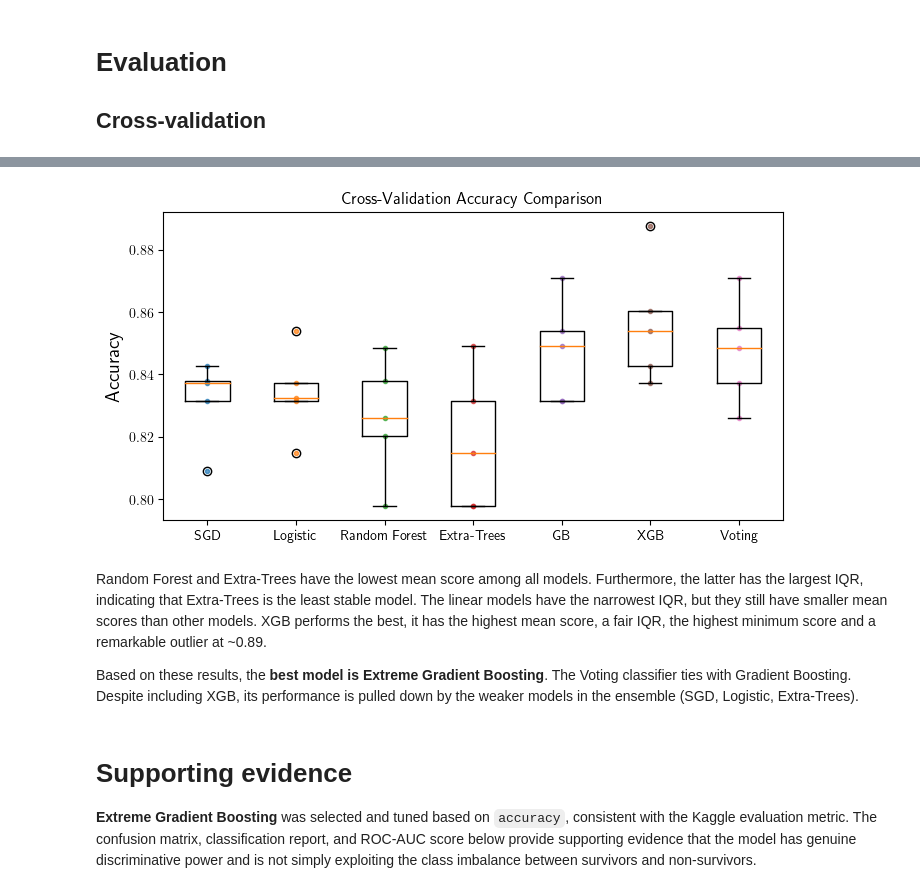
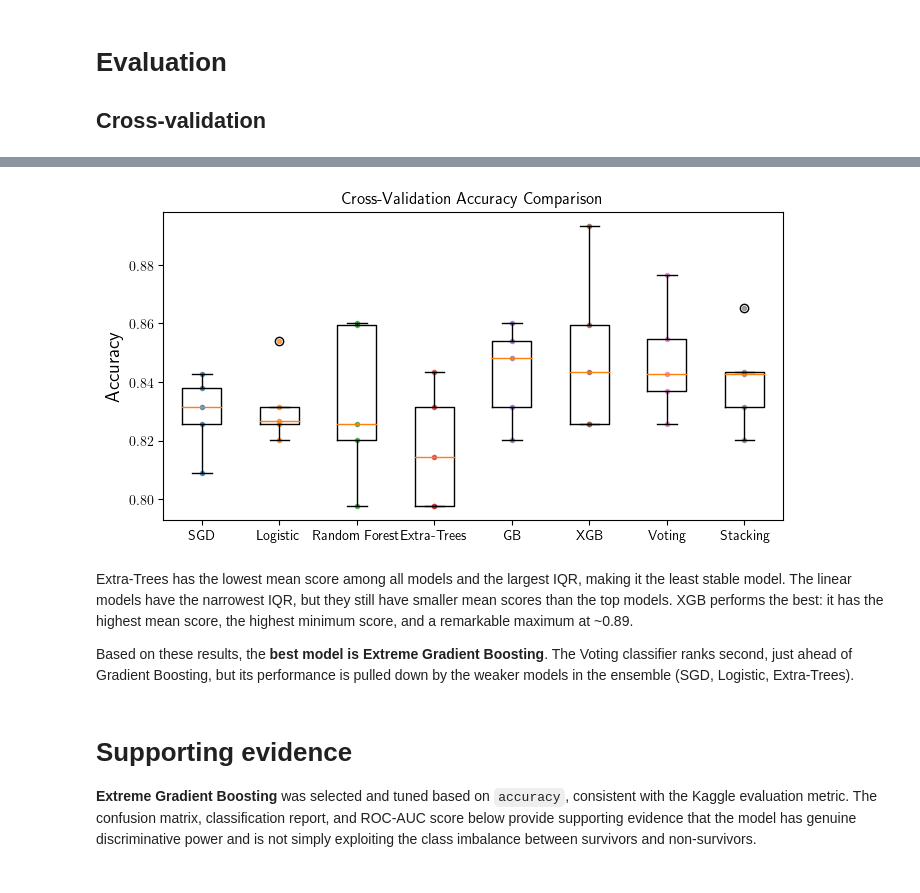
Before and after one commit to Felimatus/Data_science_and_ML_projects, a Jupyter notebook: Kaggle_Titanic_survival_prediction/Titanic_survival_prediction.ipynb, the cells around one changed output, grey strips where cells are left out. Cells and saved outputs as stored; diff of their text form; code cells hidden in the pictures.

Commit message:
Added Stacking Classifier

```diff
--- a/Kaggle_Titanic_survival_prediction/Titanic_survival_prediction.ipynb
+++ b/Kaggle_Titanic_survival_prediction/Titanic_survival_prediction.ipynb
@@ -875,7 +803,7 @@ xgb_clf = XGBClassifier(
 )
 
 xgb_clf_param_dist = {
-    "n_estimators":      randint(100, 2000),
+    "n_estimators":      randint(400, 2000),
     "max_depth":         randint(2, 8),
     "learning_rate":     reciprocal(0.01, 0.3),
     "subsample":         uniform(0.5, 0.5),    # Subsample ratio of the training instance; 0.5 → 1.0
@@ -886,5 +814,6 @@ xgb_clf_param_dist = {
 }
 
 xgb_clf_model = my_randomizedSearchCV(xgb_clf, xgb_clf_param_dist)
+xgb = xgb_clf_model.best_estimator_
 # %% [output]
 Fitting 5 folds for each of 200 candidates, totalling 1000 fits
@@ -948,0 +855,15 @@ voting_clf_model.voting = 'soft'
+# %%
+stacking_clf_model = StackingClassifier(
+    estimators=[
+    ("sgd", sgd),
+    ("log", log),
+    ("rnd", rnd),
+    ("ext", ext),
+    ("gb", gb),
+    ("xgb", xgb),
+    ],
+    final_estimator=LogisticRegression(random_state=43, max_iter=1000),
+    #blending with logistic regression. It is a common choice for the final estimator in stacking.
+    cv=5
+)
+stacking_clf_model.fit(X_train, y_train);
@@ -963,7 +891,8 @@ def best_fold_scores(model):
     return np.array([model.cv_results_[f'split{i}_test_score'][idx] for i in range(n)])
 # %%
 models = [sgd_clf_model, log_clf_model,
-          rnd_clf_model, ext_clf_model, gb_clf_model, xgb_clf_model]
+          rnd_clf_model, ext_clf_model,
+          gb_clf_model, xgb_clf_model]
 model_score = []
 for model in models:
     model_score.append(best_fold_scores(model))
@@ -978,6 +907,16 @@ vot_scores = cross_val_score(
     n_jobs=-1
     )
 model_score.append(vot_scores)
+# %%
+sta_scores = cross_val_score(
+    stacking_clf_model,
+    X_train,
+    y_train,
+    cv=5,
+    scoring="accuracy",
+    n_jobs=-1
+    )
+model_score.append(sta_scores)
 # %%
 # mean and standard deviation for all scores in the models:
 def mean_std(X):
@@ -1001,28 +941,30 @@ mean_std(model_score)
 # %%
 plt.figure(figsize=(8, 4))
 plt.plot([1]*len(sgd_scores), sgd_scores, ".", alpha=0.7)
 plt.plot([2]*len(log_scores), log_scores, ".", alpha=0.7)
 plt.plot([3]*len(rnd_scores), rnd_scores, ".", alpha=0.7)
 plt.plot([4]*len(ext_scores), ext_scores, ".", alpha=0.7)
 plt.plot([5]*len(gb_scores), gb_scores, ".", alpha=0.7)
 plt.plot([6]*len(xgb_scores), xgb_scores, ".", alpha=0.7)
 plt.plot([7]*len(vot_scores), vot_scores, ".", alpha=0.7)
+plt.plot([8]*len(sta_scores), sta_scores, ".", alpha=0.7)
 # Boxplot
-plt.boxplot([sgd_scores, log_scores, rnd_scores, ext_scores, gb_scores, xgb_scores, vot_scores])
+plt.boxplot([sgd_scores, log_scores, rnd_scores, ext_scores,
+             gb_scores, xgb_scores, vot_scores, sta_scores])
 plt.ylabel("Accuracy", fontsize=14)
-plt.xticks([1, 2, 3, 4, 5, 6, 7], ["SGD", "Logistic",
+plt.xticks([1, 2, 3, 4, 5, 6, 7, 8], ["SGD", "Logistic",
                               "Random Forest", "Extra-Trees",
-                             "GB", "XGB", "Voting"])
+                             "GB", "XGB", "Voting", "Stacking"])
 plt.title("Cross-Validation Accuracy Comparison")
 
 plt.show()
 # %% [output]
-[figure, old version]
+[figure, new version]
 # %% [markdown]
-Random Forest and Extra-Trees have the lowest mean score among all models. Furthermore, the latter has the largest IQR, indicating that Extra-Trees is the least stable model. The linear models have the narrowest IQR, but they still have smaller mean scores than other models. XGB performs the best, it has the highest mean score, a fair IQR, the highest minimum score and a remarkable outlier at ~0.89.
+Extra-Trees has the lowest mean score among all models and the largest IQR, making it the least stable model. The linear models have the narrowest IQR, but they still have smaller mean scores than the top models. XGB performs the best: it has the highest mean score, the highest minimum score, and a remarkable maximum at ~0.89.
 
 Based on these results, the **best model is Extreme Gradient Boosting**.
-The Voting classifier ties with Gradient Boosting. Despite including XGB, its performance is pulled down by the weaker models in the ensemble (SGD, Logistic, Extra-Trees).
+The Voting classifier ranks second, just ahead of Gradient Boosting, but its performance is pulled down by the weaker models in the ensemble (SGD, Logistic, Extra-Trees).
 # %% [markdown]
 # Supporting evidence
 
```
Also changed, not shown: parts of 40 cells of this notebook, 1 other file.
